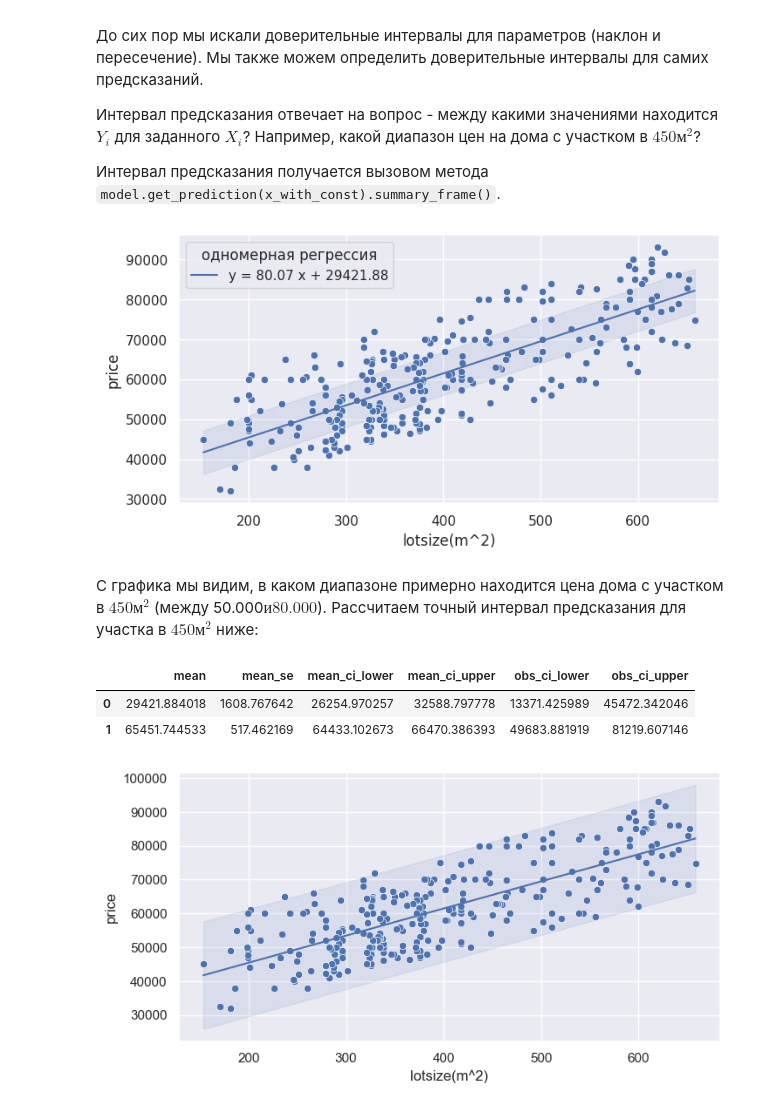
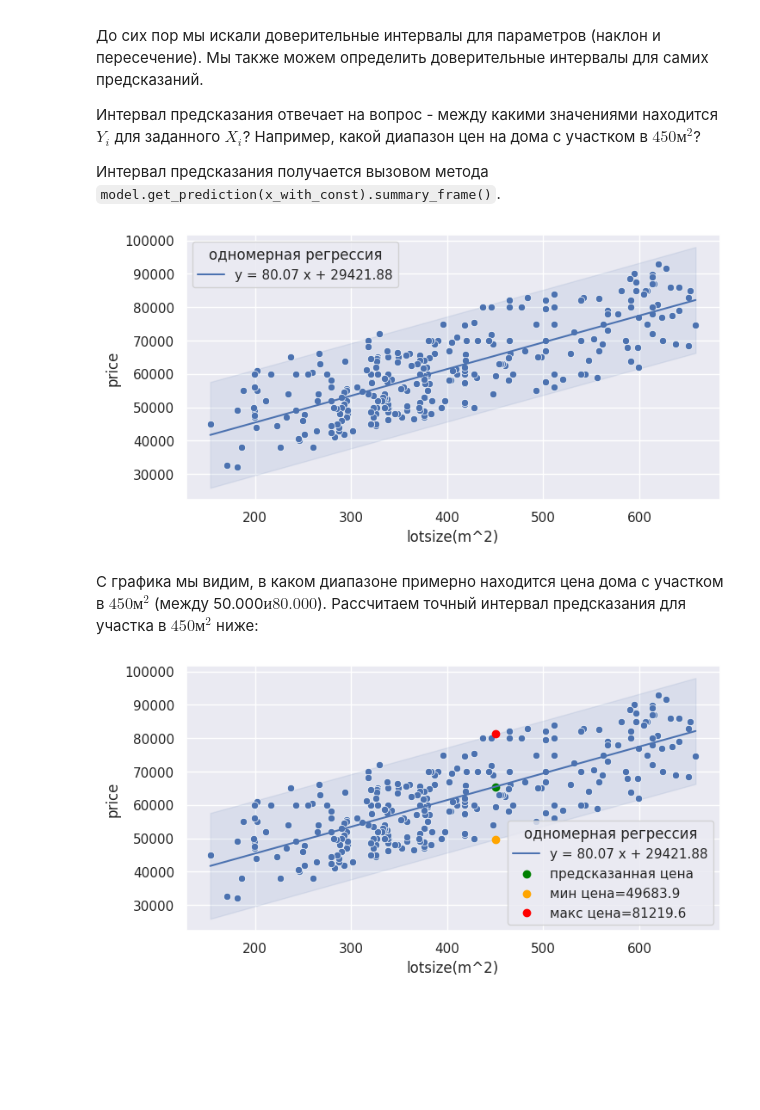
Before and after one commit to xXxINFARKTxXx/FTN, a Jupyter notebook: 4_Zakljucivanje_o_modelu/4._Zakljucivanje_rus.ipynb, the cells around one changed output. Drawn from its saved outputs; the diff is of its cells as text; code cells hidden in the pictures; blank space fills up the shorter version.

```diff
--- a/4_Zakljucivanje_o_modelu/4._Zakljucivanje_rus.ipynb
+++ b/4_Zakljucivanje_o_modelu/4._Zakljucivanje_rus.ipynb
@@ -305,23 +302,23 @@ plt.show()
 
 Интервал предсказания получается вызовом метода `model.get_prediction(x_with_const).summary_frame()`.
 # %%
-alpha = 0.95 # 95% уровень уверенности
+alpha = 0.05 # 95% уровень уверенности
 pred_intervals = model.get_prediction(x_with_const).summary_frame(alpha)
 
 # рисуем интервал предсказания
 plt.fill_between(df['lotsize(m^2)'],
                  pred_intervals['obs_ci_lower'],
                  pred_intervals['obs_ci_upper'],
                  color='b',
                  alpha=.1)
 
 # рисуем данные и линию лучшего соответствия (best fit)
 sb.scatterplot(data=df, x='lotsize(m^2)', y='price')
 plt.plot(x, y_pred, 'b', label=f'y = {slope:.2f} x + {intercept:.2f}')
 plt.legend(title='одномерная регрессия')
 plt.show()
 # %% [output]
-[figure, old version]
+[figure, new version]
 # %% [markdown]
 С графика мы видим, в каком диапазоне примерно находится цена дома с участком в $450м^2$ (между 50.000$ и 80.000$). Рассчитаем точный интервал предсказания для участка в $450м^2$ ниже:
 # %%
@@ -335,7 +332,7 @@ plt.fill_between(df['lotsize(m^2)'],
                 alpha=.1)
 
 
-# построим данные и наилучшую подгонку
+# рисуем данные и линию лучшего соответствия (best fit)
 sb.scatterplot(data=df, x='lotsize(m^2)', y='price')
 plt.plot(x, y_pred, 'b', label=f'y = {slope:.2f} x + {intercept:.2f}')
 
@@ -358,7 +355,4 @@ plt.scatter(lotsize, high_y_pred, c='red', label=f'макс цена={high_y_pre
 plt.legend(title='одномерная регрессия')
 plt.show()
 # %% [output]
-|  | mean | mean_se | mean_ci_lower | mean_ci_upper | obs_ci_lower | obs_ci_upper |
-| 0 | 29421.884018 | 1608.767642 | 26254.970257 | 32588.797778 | 13371.425989 | 45472.342046 |
-| 1 | 65451.744533 | 517.462169 | 64433.102673 | 66470.386393 | 49683.881919 | 81219.607146 |
-[figure, old version]
+[figure, new version]
```
Also changed, not shown: parts of 4 cells of this notebook, 1 other file.
